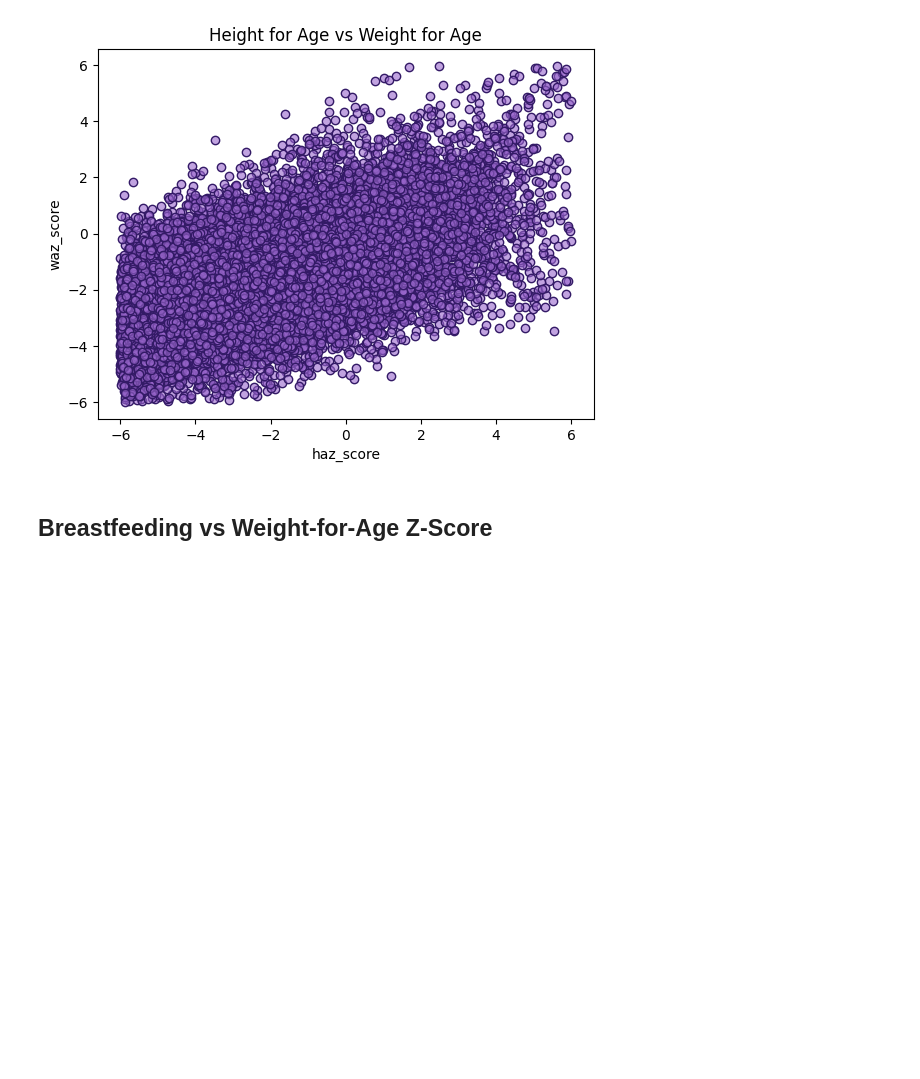
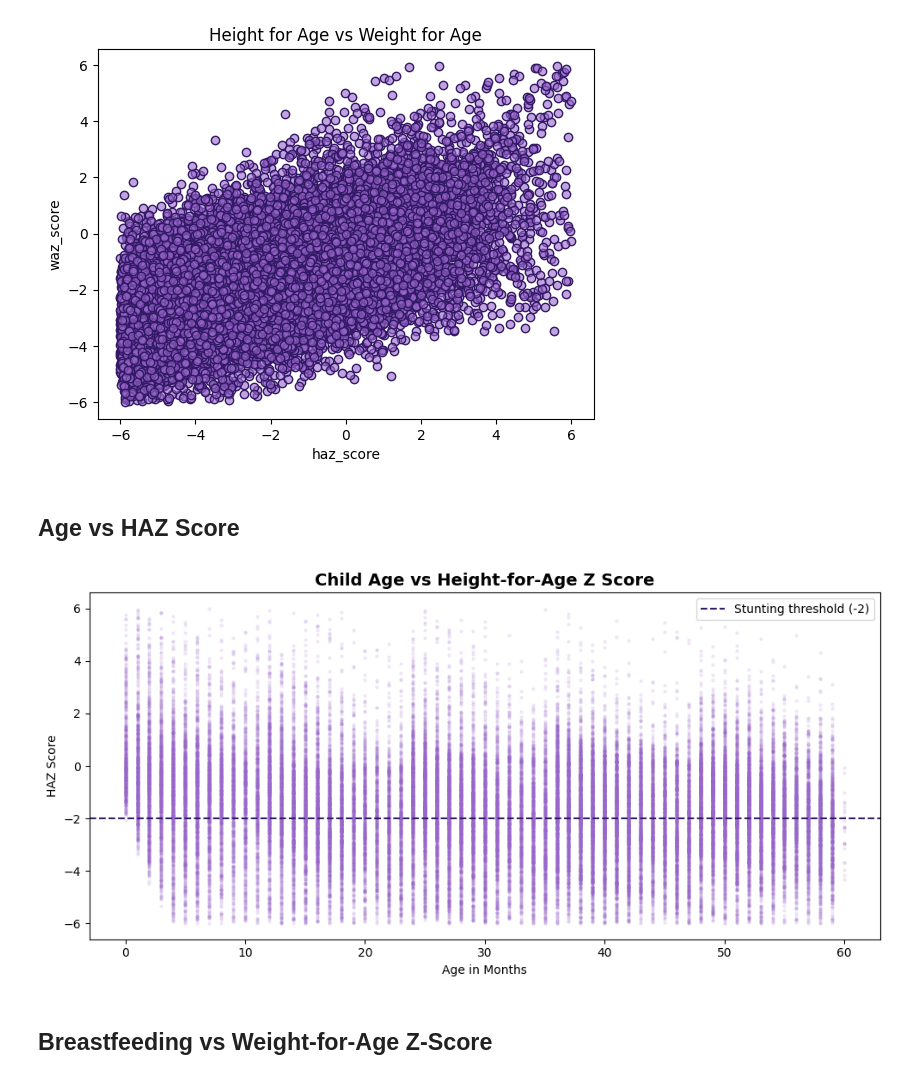
Before and after one commit to Nefertiti23/malnutrition-predictor, a Jupyter notebook: ml/notebooks/exploring/bivariate_analysis.ipynb, the cells around one changed output. Cells and saved outputs as stored; diff of their text form; code cells hidden in the pictures; blank space fills up the shorter version.

```diff
--- a/ml/notebooks/exploring/bivariate_analysis.ipynb
+++ b/ml/notebooks/exploring/bivariate_analysis.ipynb
@@ -46,6 +46,22 @@ plt.ylabel("waz_score")
 plt.show()
 # %% [output]
 [figure]
+# %% [markdown]
+## Age vs HAZ Score
+# %%
+fig, ax = plt.subplots(figsize=(10, 5))
+ax.scatter(df['child_age_months'], df['haz_score'],
+           alpha=0.1, color=color, s=5)
+ax.axhline(y=-2, color=edge_color, linestyle='--', linewidth=1.5, label='Stunting threshold (-2)')
+ax.set_title('Child Age vs Height-for-Age Z Score', fontsize=14, fontweight='bold')
+ax.set_xlabel('Age in Months')
+ax.set_ylabel('HAZ Score')
+ax.legend()
+plt.tight_layout()
+plt.savefig("screenshots/ss_bivariate/age_haz_bivariate_scatter.png")
+plt.show()
+# %% [output]
+[figure, added]
 # %% [markdown]
 ## Breastfeeding vs Weight-for-Age Z-Score
 # %%
```
Also changed, not shown: parts of 10 cells of this notebook, 11 other files.
